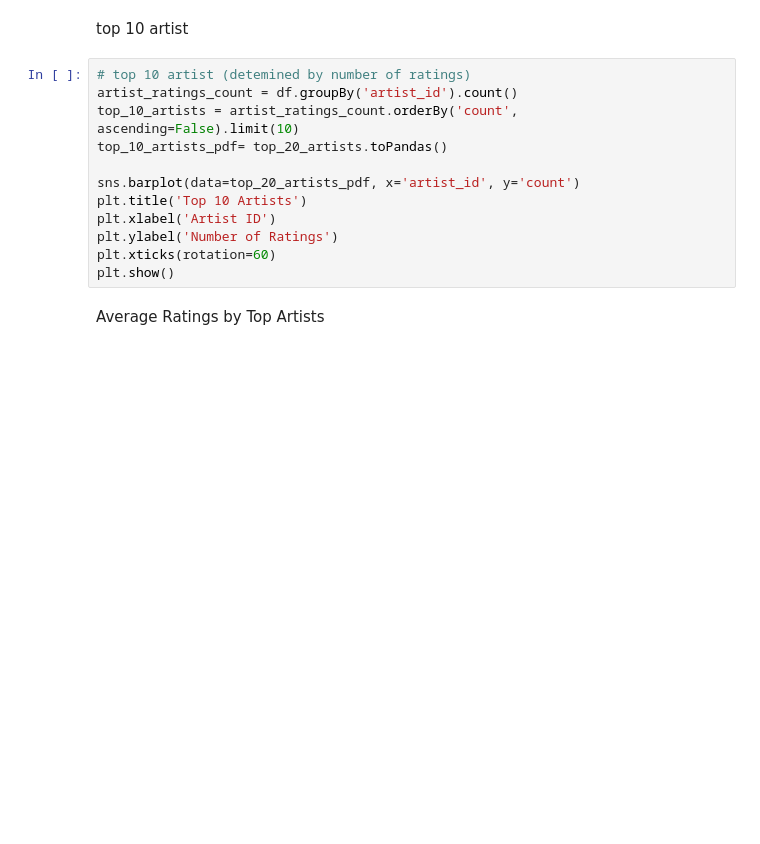
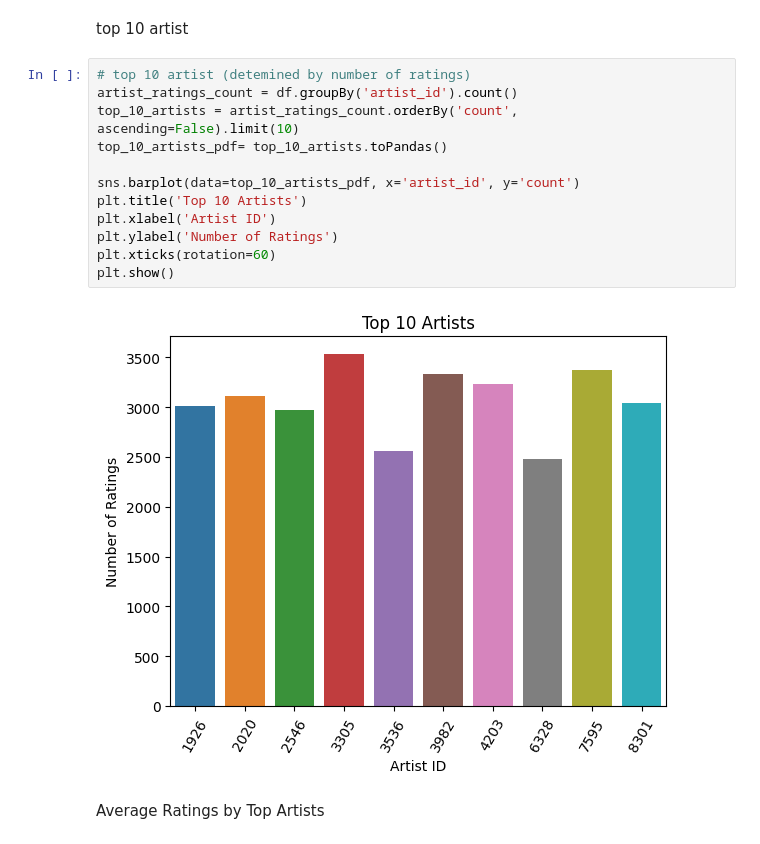
Before and after one commit to BlakeCrowther/scalable-music-recommender, a Jupyter notebook: notebooks/EDA.ipynb, the cells around one changed output. Saved outputs shown, nothing was run; the diff lists cells and outputs as text; blank space fills up the shorter version.

```diff
--- a/notebooks/EDA.ipynb
+++ b/notebooks/EDA.ipynb
@@ -201,15 +228,17 @@ top 10 artist
 # %%
 # top 10 artist (detemined by number of ratings)
 artist_ratings_count = df.groupBy('artist_id').count()
 top_10_artists = artist_ratings_count.orderBy('count', ascending=False).limit(10)
-top_10_artists_pdf= top_20_artists.toPandas()
+top_10_artists_pdf= top_10_artists.toPandas()
 
-sns.barplot(data=top_20_artists_pdf, x='artist_id', y='count')
+sns.barplot(data=top_10_artists_pdf, x='artist_id', y='count')
 plt.title('Top 10 Artists')
 plt.xlabel('Artist ID')
 plt.ylabel('Number of Ratings')
 plt.xticks(rotation=60)
 plt.show()
+# %% [output]
+[figure, added]
 # %% [markdown]
 Average Ratings by Top Artists
 # %%
```
Also changed, not shown: parts of 12 cells of this notebook, 1 other file.
